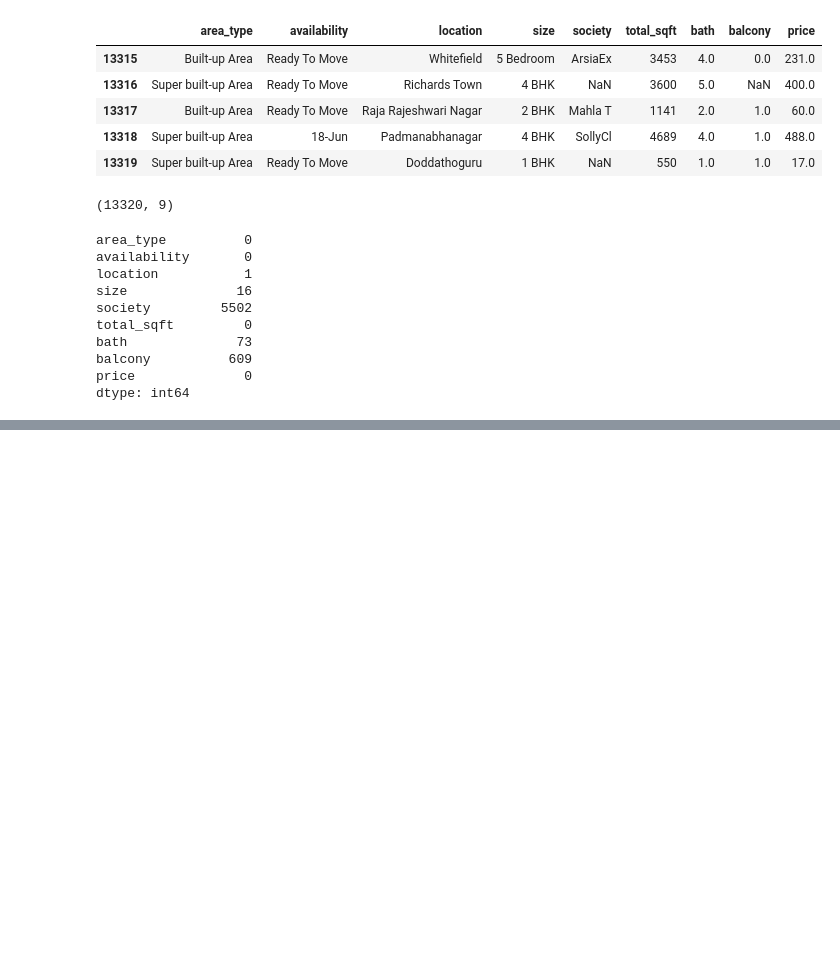
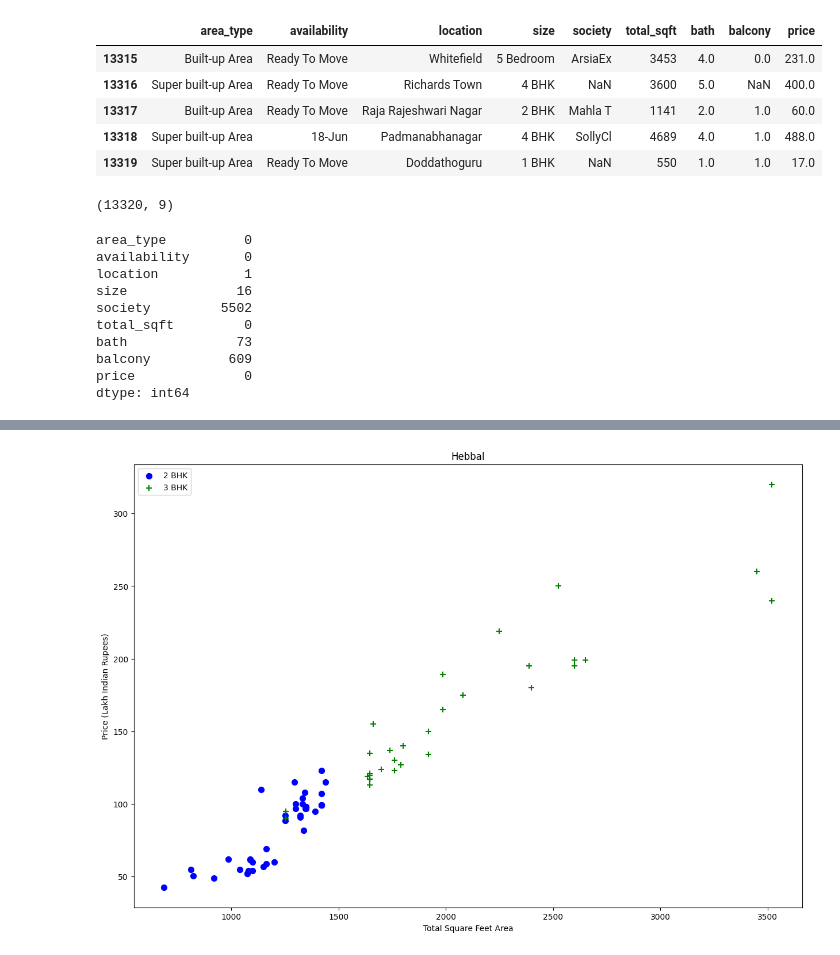
Before and after one commit to SAIF2584/project_ML, a Jupyter notebook: project_01/Real_Estate_Price_Prediction.ipynb, the cells around one changed output, grey strips where cells are left out. Cells and saved outputs as stored; diff of their text form; code cells hidden in the pictures; blank space fills up the shorter version.

```diff
--- a/project_01/Real_Estate_Price_Prediction.ipynb
+++ b/project_01/Real_Estate_Price_Prediction.ipynb
@@ -37,0 +315,4 @@ dtype: int64
+# %%
+plot_scatter_chart(df8,"Hebbal")
+# %% [output]
+[figure, added]
```
Also changed, not shown: parts of 53 cells of this notebook.
